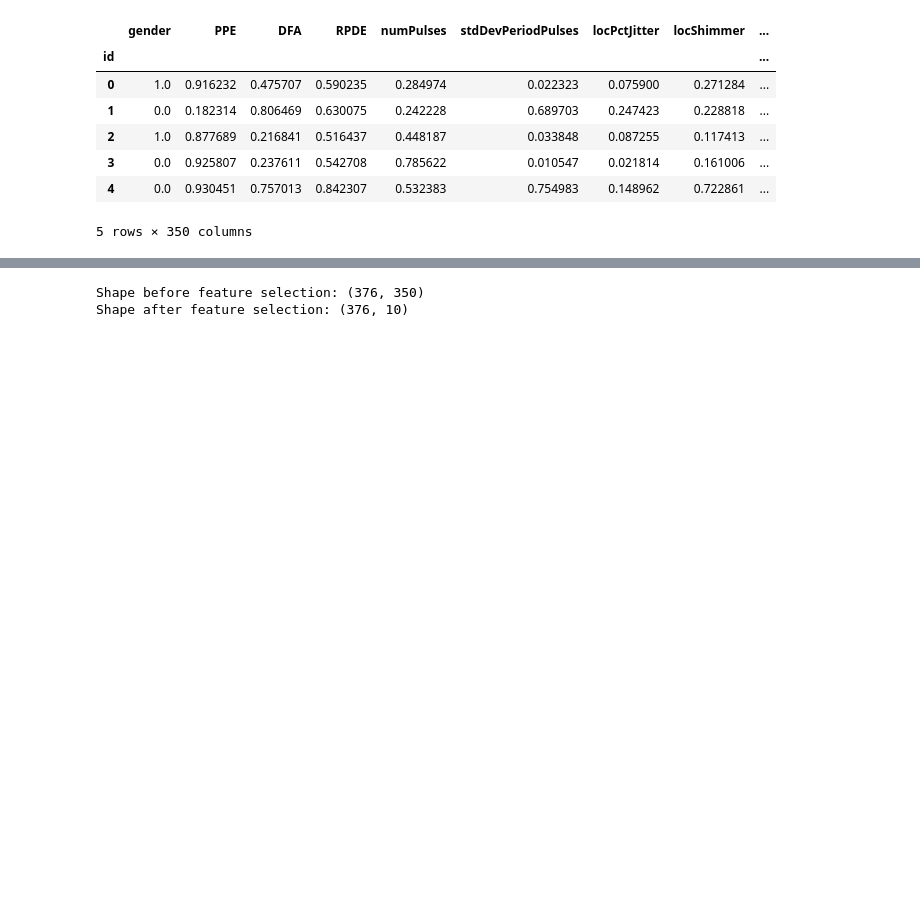
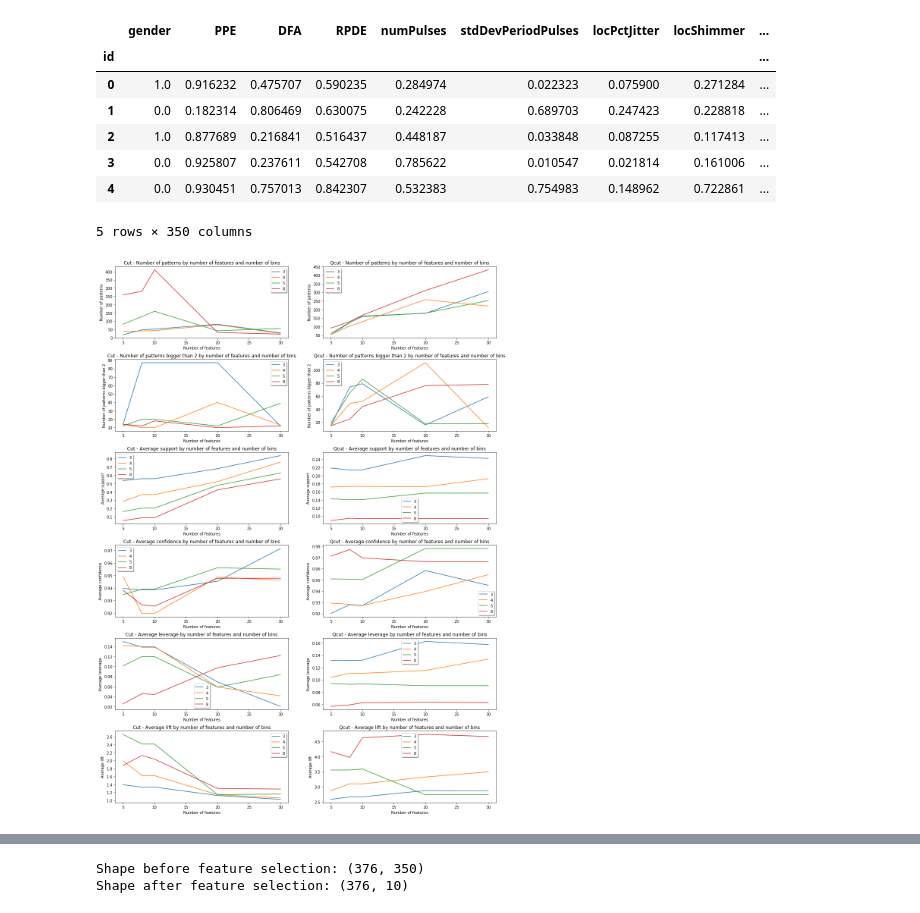
Before and after one commit to RenanNunes/Data_Science_Project_IST, a Jupyter notebook: parkinson_diasease/06_Pattern_Mining.ipynb, the cells around one changed output, grey strips where cells are left out. Cells and saved outputs as stored; diff of their text form; code cells hidden in the pictures; blank space fills up the shorter version.

```diff
--- a/parkinson_diasease/06_Pattern_Mining.ipynb
+++ b/parkinson_diasease/06_Pattern_Mining.ipynb
@@ -33,3 +32,14 @@ data_9.head()
 | 3 | 0.0 | 0.925807 | 0.237611 | 0.542708 | 0.785622 | 0.010547 | 0.021814 | 0.161006 | ... |
 | 4 | 0.0 | 0.930451 | 0.757013 | 0.842307 | 0.532383 | 0.754983 | 0.148962 | 0.722861 | ... |
 5 rows × 350 columns
+# %%
+# todo: smote should not return float on gender
+data_9['gender'] = data_9['gender'].round()
+
+num_features = [5, 8, 10, 20, 30]
+num_bins = [3, 4, 5, 8]
+metrics = ["Number of patterns", "Number of patterns bigger than 2", "Average support", "Average confidence", "Average leverage", "Average lift"]
+
+results_cut, results_qcut = analyzes.pattern_mining_analyzes(data_9, df_target, num_features, num_bins, metrics)
+# %% [output]
+[figure, added]
```
Also changed, not shown: parts of 13 cells of this notebook, 2 other files.
